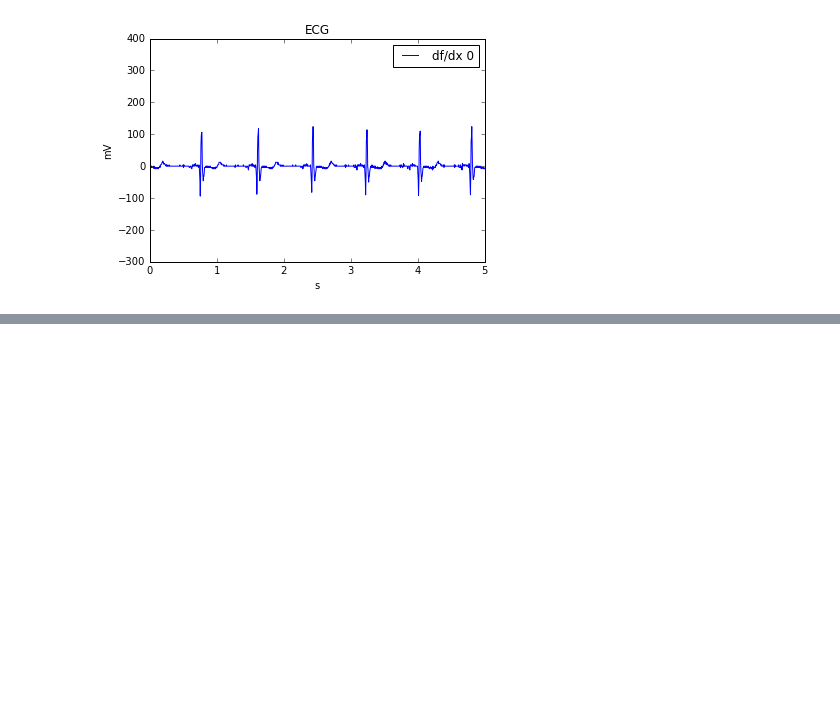
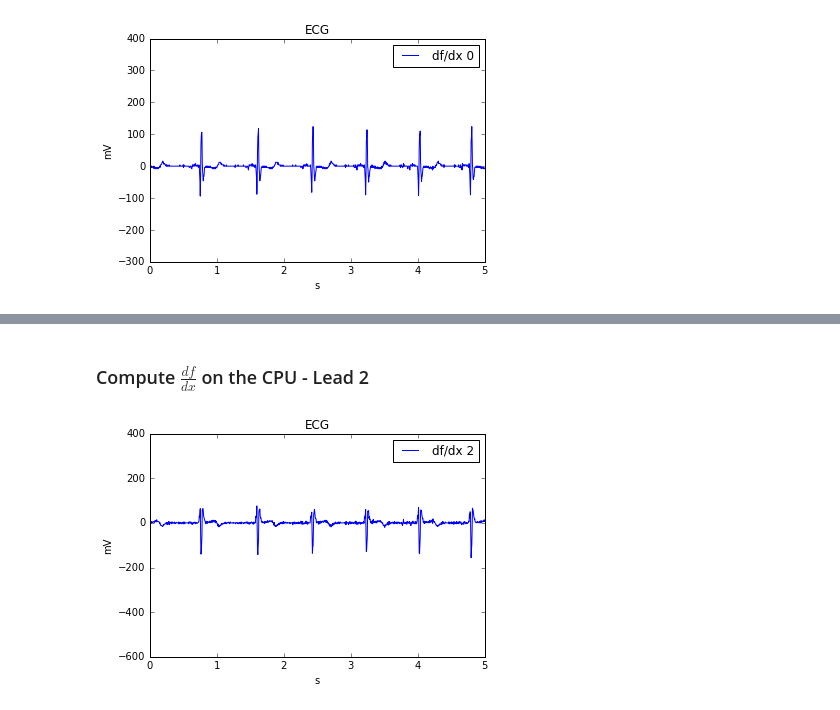
Before and after one commit to LastHex/ECE407Proj1, a Jupyter notebook: 1FebPresentation/Presentation.ipynb, the cells around one changed output, grey strips where cells are left out. Cells and saved outputs as stored; diff of their text form; code cells hidden in the pictures; blank space fills up the shorter version.

```diff
--- a/1FebPresentation/Presentation.ipynb
+++ b/1FebPresentation/Presentation.ipynb
@@ -35,0 +51,6 @@ p.compute_derivative_gpu(0)
+# %% [markdown]
+### Compute $\frac{df}{dx}$ on the CPU - Lead 2
+# %%
+p.compute_derivative_gpu(2)
+# %% [output]
+[figure, added]
```
Also changed, not shown: parts of 13 cells of this notebook, 5 other files.
